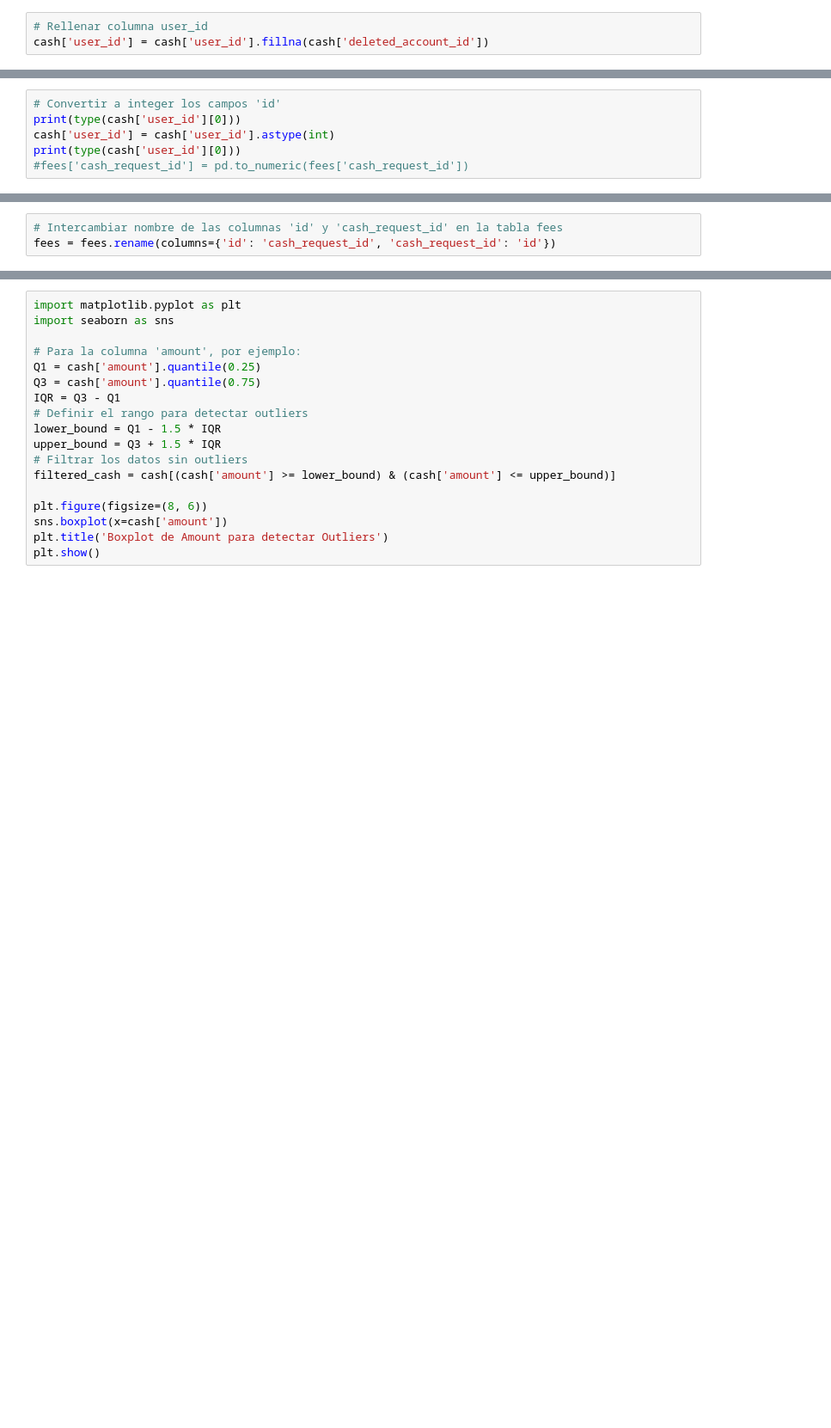
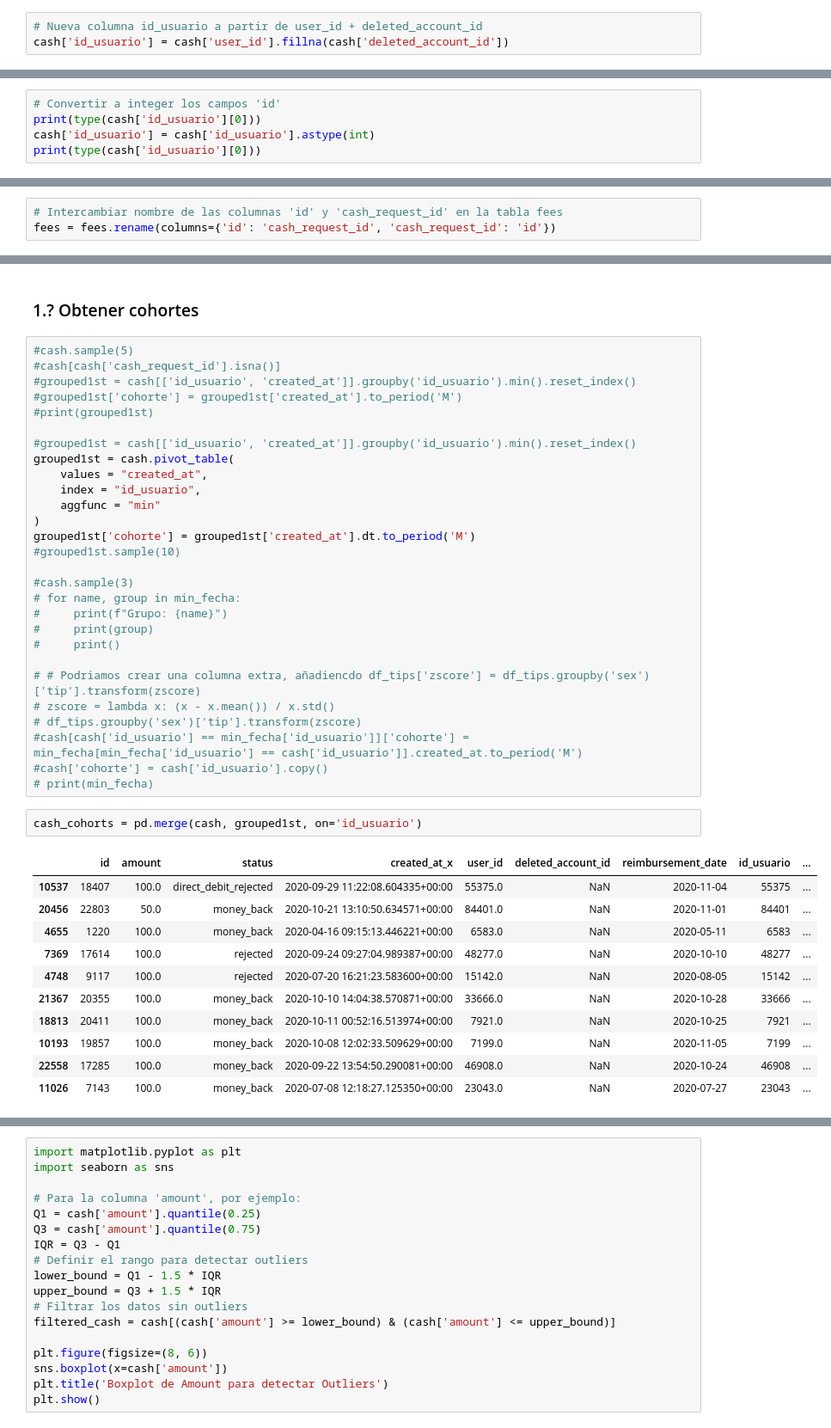
Before and after one commit to cutmountain/ironhack-data-analytics, a Jupyter notebook: modulo-1/sesion-15/project-1-ironhack-payments-es-main/ironhack-payments.ipynb, the cells around one changed output, grey strips where cells are left out. Shown: that part at 86% size. Drawn from its saved outputs; the diff is of its cells as text; blank space fills up the shorter version.

Commit message:
Status después de Sesión 17 (miércoles 2/OCT/2024)

```diff
--- a/modulo-1/sesion-15/project-1-ironhack-payments-es-main/ironhack-payments.ipynb
+++ b/modulo-1/sesion-15/project-1-ironhack-payments-es-main/ironhack-payments.ipynb
@@ -164,8 +162,8 @@ df[df['user_id'].isna() & df['deleted_account_id'].isna()]
 # %% [output]
 |  | user_id | deleted_account_id |
 # %%
-# Rellenar columna user_id
-cash['user_id'] = cash['user_id'].fillna(cash['deleted_account_id'])
+# Nueva columna id_usuario a partir de user_id + deleted_account_id
+cash['id_usuario'] = cash['user_id'].fillna(cash['deleted_account_id'])
 # %%
 cash.sample(10)
 # %% [output]
@@ -183,9 +181,8 @@ cash.sample(10)
 # %%
 # Convertir a integer los campos 'id'
-print(type(cash['user_id'][0]))
-cash['user_id'] = cash['user_id'].astype(int)
-print(type(cash['user_id'][0]))
-#fees['cash_request_id'] = pd.to_numeric(fees['cash_request_id'])
+print(type(cash['id_usuario'][0]))
+cash['id_usuario'] = cash['id_usuario'].astype(int)
+print(type(cash['id_usuario'][0]))
 # %% [output]
 <class 'numpy.float64'>
 <class 'numpy.int64'>
@@ -244,0 +264,44 @@ fees.head()
+# %% [markdown]
+### 1.? Obtener cohortes
+# %%
+#cash.sample(5)
+#cash[cash['cash_request_id'].isna()]
+#grouped1st = cash[['id_usuario', 'created_at']].groupby('id_usuario').min().reset_index()
+#grouped1st['cohorte'] = grouped1st['created_at'].to_period('M')
+#print(grouped1st)
+
+#grouped1st = cash[['id_usuario', 'created_at']].groupby('id_usuario').min().reset_index()
+grouped1st = cash.pivot_table(
+    values = "created_at",
+    index = "id_usuario",
+    aggfunc = "min"
+)
+grouped1st['cohorte'] = grouped1st['created_at'].dt.to_period('M')
+#grouped1st.sample(10)
+
+#cash.sample(3)
+# for name, group in min_fecha:
+#     print(f"Grupo: {name}")
+#     print(group)
+#     print()
+
+# # Podriamos crear una columna extra, añadiencdo df_tips['zscore'] = df_tips.groupby('sex')['tip'].transform(zscore)
+# zscore = lambda x: (x - x.mean()) / x.std()
+# df_tips.groupby('sex')['tip'].transform(zscore)
+#cash[cash['id_usuario'] == min_fecha['id_usuario']]['cohorte'] = min_fecha[min_fecha['id_usuario'] == cash['id_usuario']].created_at.to_period('M')
+#cash['cohorte'] = cash['id_usuario'].copy()
+# print(min_fecha)
+# %%
+cash_cohorts = pd.merge(cash, grouped1st, on='id_usuario')
+# %% [output]
+|  | id | amount | status | created_at_x | user_id | deleted_account_id | reimbursement_date | id_usuario | ... |
+| 10537 | 18407 | 100.0 | direct_debit_rejected | 2020-09-29 11:22:08.604335+00:00 | 55375.0 | NaN | 2020-11-04 | 55375 | ... |
+| 20456 | 22803 | 50.0 | money_back | 2020-10-21 13:10:50.634571+00:00 | 84401.0 | NaN | 2020-11-01 | 84401 | ... |
+| 4655 | 1220 | 100.0 | money_back | 2020-04-16 09:15:13.446221+00:00 | 6583.0 | NaN | 2020-05-11 | 6583 | ... |
+| 7369 | 17614 | 100.0 | rejected | 2020-09-24 09:27:04.989387+00:00 | 48277.0 | NaN | 2020-10-10 | 48277 | ... |
+| 4748 | 9117 | 100.0 | rejected | 2020-07-20 16:21:23.583600+00:00 | 15142.0 | NaN | 2020-08-05 | 15142 | ... |
+| 21367 | 20355 | 100.0 | money_back | 2020-10-10 14:04:38.570871+00:00 | 33666.0 | NaN | 2020-10-28 | 33666 | ... |
+| 18813 | 20411 | 100.0 | money_back | 2020-10-11 00:52:16.513974+00:00 | 7921.0 | NaN | 2020-10-25 | 7921 | ... |
+| 10193 | 19857 | 100.0 | money_back | 2020-10-08 12:02:33.509629+00:00 | 7199.0 | NaN | 2020-11-05 | 7199 | ... |
+| 22558 | 17285 | 100.0 | money_back | 2020-09-22 13:54:50.290081+00:00 | 46908.0 | NaN | 2020-10-24 | 46908 | ... |
+| 11026 | 7143 | 100.0 | money_back | 2020-07-08 12:18:27.125350+00:00 | 23043.0 | NaN | 2020-07-27 | 23043 | ... |
```
Also changed, not shown: parts of 31 cells of this notebook.
